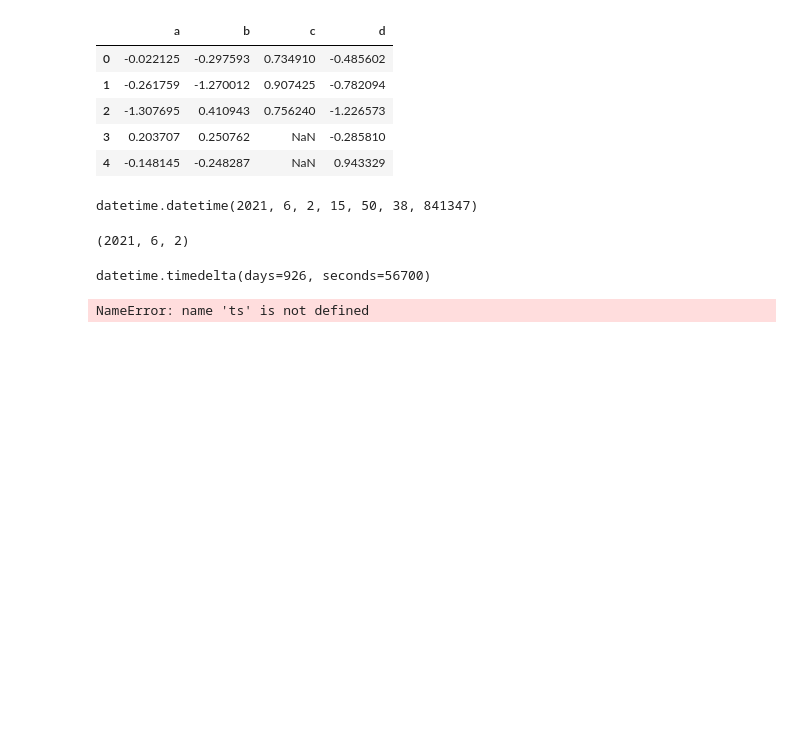
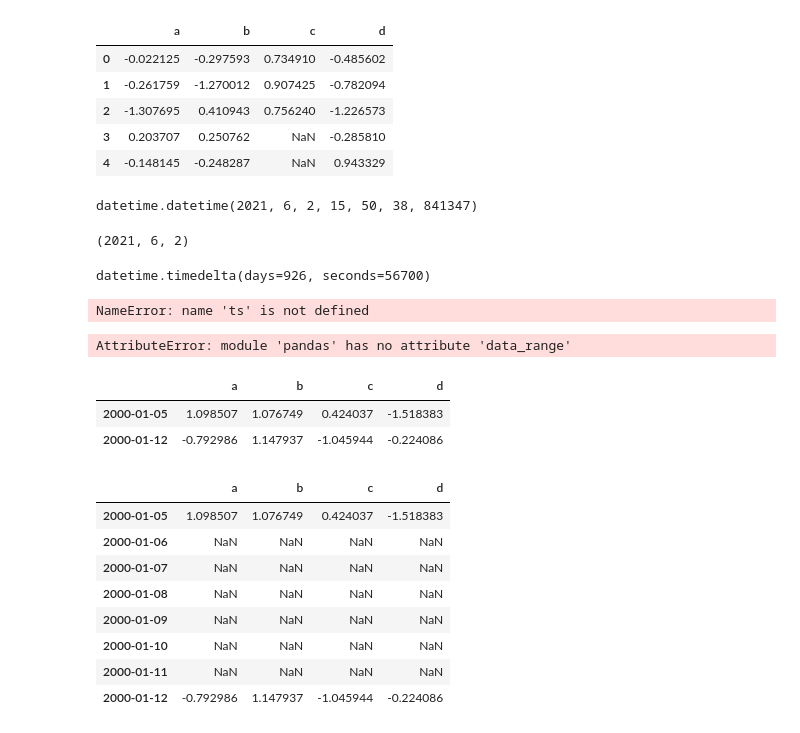
Before and after one commit to waldbear4/Python_2021, a Jupyter notebook: 20210602.ipynb, the cells around one changed output. Saved outputs shown, nothing was run; the diff lists cells and outputs as text; code cells hidden in the pictures; blank space fills up the shorter version.

```diff
--- a/20210602.ipynb
+++ b/20210602.ipynb
@@ -402,3 +402,30 @@ NameError: name 'ts' is not defined
 # %%
 # 5분당 받은 데이터 수
 ts.resample('5min', closed='right').mean()
+# %%
+frame = pd.DataFrame(np.random.randn(2,4),
+                    index=pd.data_range("1/1/2000", periods=2, freq='W-WED'), columns=["a", "b", "c", "d"])
+# %% [output]
+AttributeError: module 'pandas' has no attribute 'data_range'
+# %%
+frame = pd.DataFrame(np.random.randn(2,4),
+                    index=pd.date_range('1/1/2000', periods=2, freq='W-WED'),
+                    columns=["a","b","c","d"])
+frame
+# %% [output]
+|  | a | b | c | d |
+| 2000-01-05 | 1.098507 | 1.076749 | 0.424037 | -1.518383 |
+| 2000-01-12 | -0.792986 | 1.147937 | -1.045944 | -0.224086 |
+# %%
+df_daily = frame.resample('D').asfreq()
+df_daily
+# %% [output]
+|  | a | b | c | d |
+| 2000-01-05 | 1.098507 | 1.076749 | 0.424037 | -1.518383 |
+| 2000-01-06 | NaN | NaN | NaN | NaN |
+| 2000-01-07 | NaN | NaN | NaN | NaN |
+| 2000-01-08 | NaN | NaN | NaN | NaN |
+| 2000-01-09 | NaN | NaN | NaN | NaN |
+| 2000-01-10 | NaN | NaN | NaN | NaN |
+| 2000-01-11 | NaN | NaN | NaN | NaN |
+| 2000-01-12 | -0.792986 | 1.147937 | -1.045944 | -0.224086 |
```
Also changed, not shown: parts of 6 cells of this notebook.
